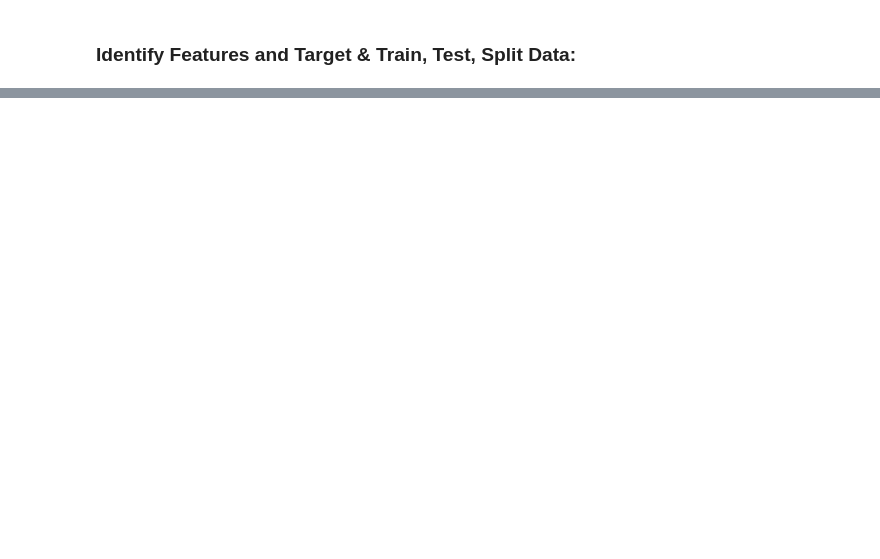
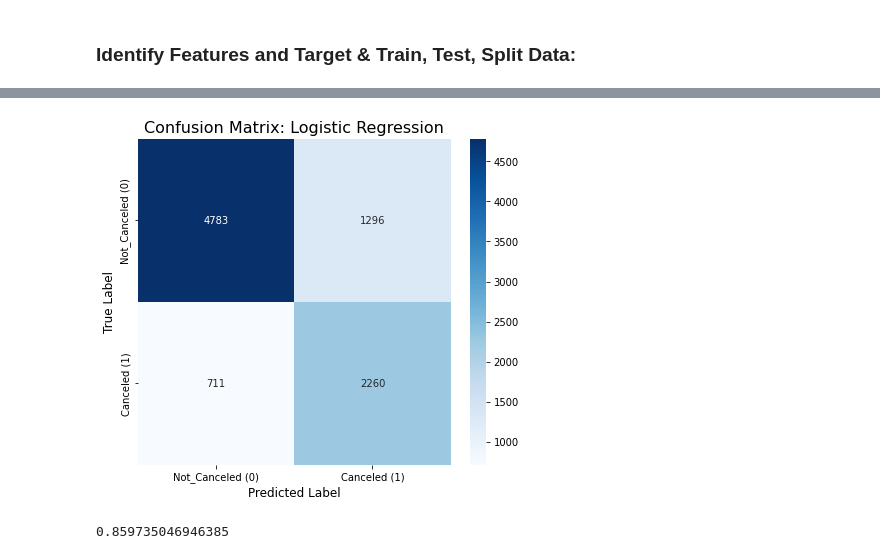
Before and after one commit to morgannash1/hotel_reservations, a Jupyter notebook: notebook.ipynb, the cells around one changed output, grey strips where cells are left out. Saved outputs shown, nothing was run; the diff lists cells and outputs as text; code cells hidden in the pictures; blank space fills up the shorter version.

Commit message:
notebook/logreg and random forest

```diff
--- a/notebook.ipynb
+++ b/notebook.ipynb
@@ -579,0 +476,22 @@ ValueError: ModelWithCV should be a binary classifier
+# %%
+#Create Logistic Regression Pipeline:
+
+#define model, using class_weight set to balanced as target class is unbalanced
+logreg_model = LogisticRegression(
+    class_weight='balanced',
+    solver='liblinear',
+    random_state=42)
+
+#create the pipeline using preprocessor and logreg model:
+pipeline_logreg = Pipeline(steps=[
+    ('preprocessor', preprocessor),
+    ('classifier', logreg_model)])
+# %%
+#fit the pipeline on training data:
+pipeline_logreg.fit(X_train, y_train)
+
+#predict on test data
+y_pred_lr_pipe = pipeline_logreg.predict(X_test)
+
+print("Logistic Regression Classification Report")
+print(classification_report(y_test, y_pred_lr_pipe, target_names=['Not_Canceled (0)', 'Canceled (1)']))
@@ -579,0 +508,31 @@ ValueError: ModelWithCV should be a binary classifier
+# %%
+#Create and Plot Confusion Matrix:
+
+#confusion matrix values
+logreg_cm = confusion_matrix(y_test, y_pred_lr_pipe)
+labels = ['Not_Canceled (0)', 'Canceled (1)']
+
+#plot using Seaborn heatmap
+plt.figure(figsize=(7, 6))
+sns.heatmap(
+    logreg_cm,
+    annot=True,
+    fmt='d',
+    cmap='Blues',
+    xticklabels=labels,
+    yticklabels=labels
+)
+
+plt.title('Confusion Matrix: Logistic Regression', fontsize=16)
+plt.ylabel('True Label', fontsize=12)
+plt.xlabel('Predicted Label', fontsize=12)
+plt.show();
+# %% [output]
+[figure, added]
+# %%
+#get probabilities for ROC AUC
+y_proba_lr_pipe = pipeline_logreg.predict_proba(X_test)[:, 1]
+auc_score_lr = roc_auc_score(y_test, y_proba_lr_pipe)
+auc_score_lr
+# %% [output]
+0.859735046946385
```
Also changed, not shown: parts of 39 cells of this notebook.
